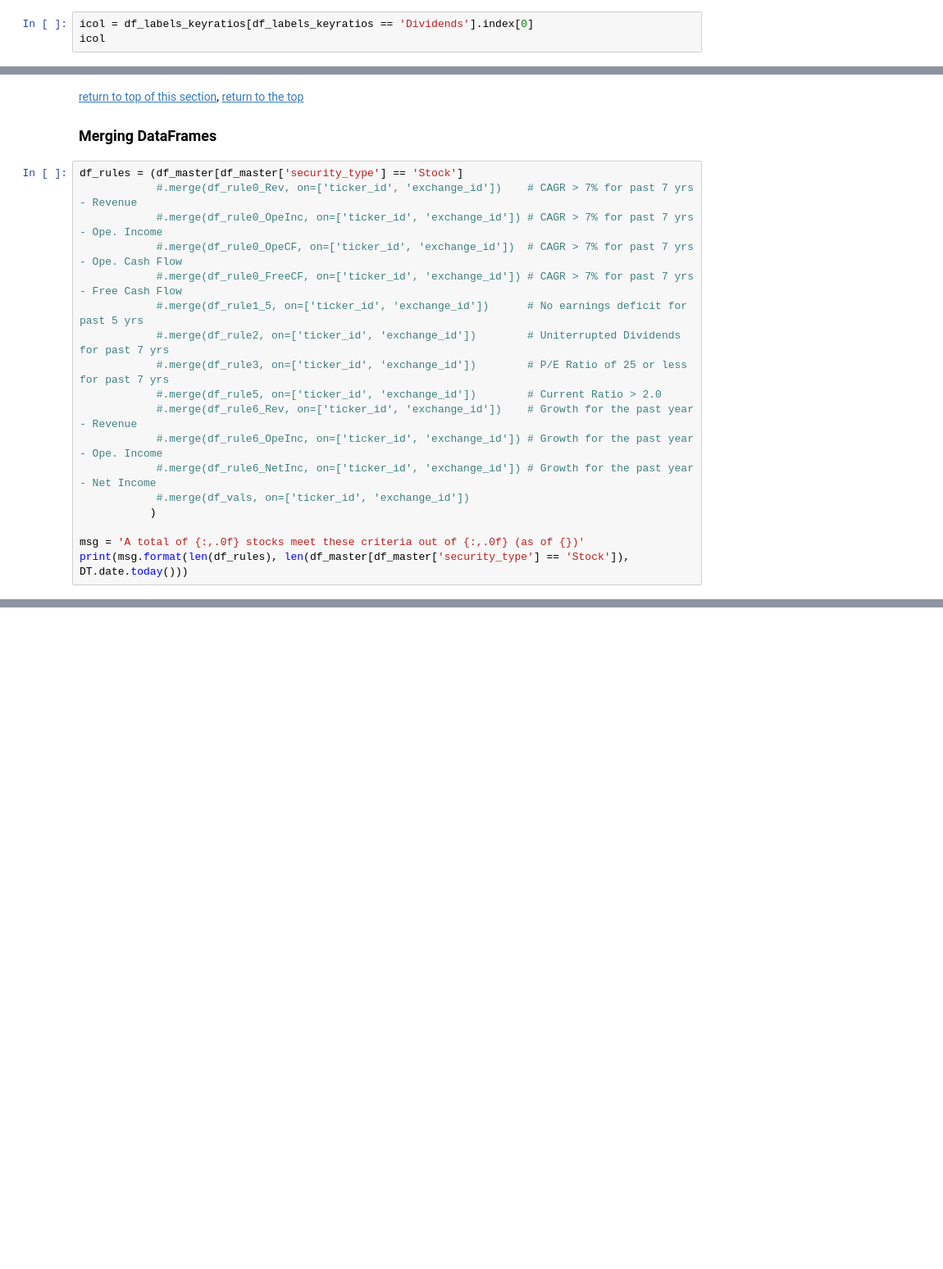
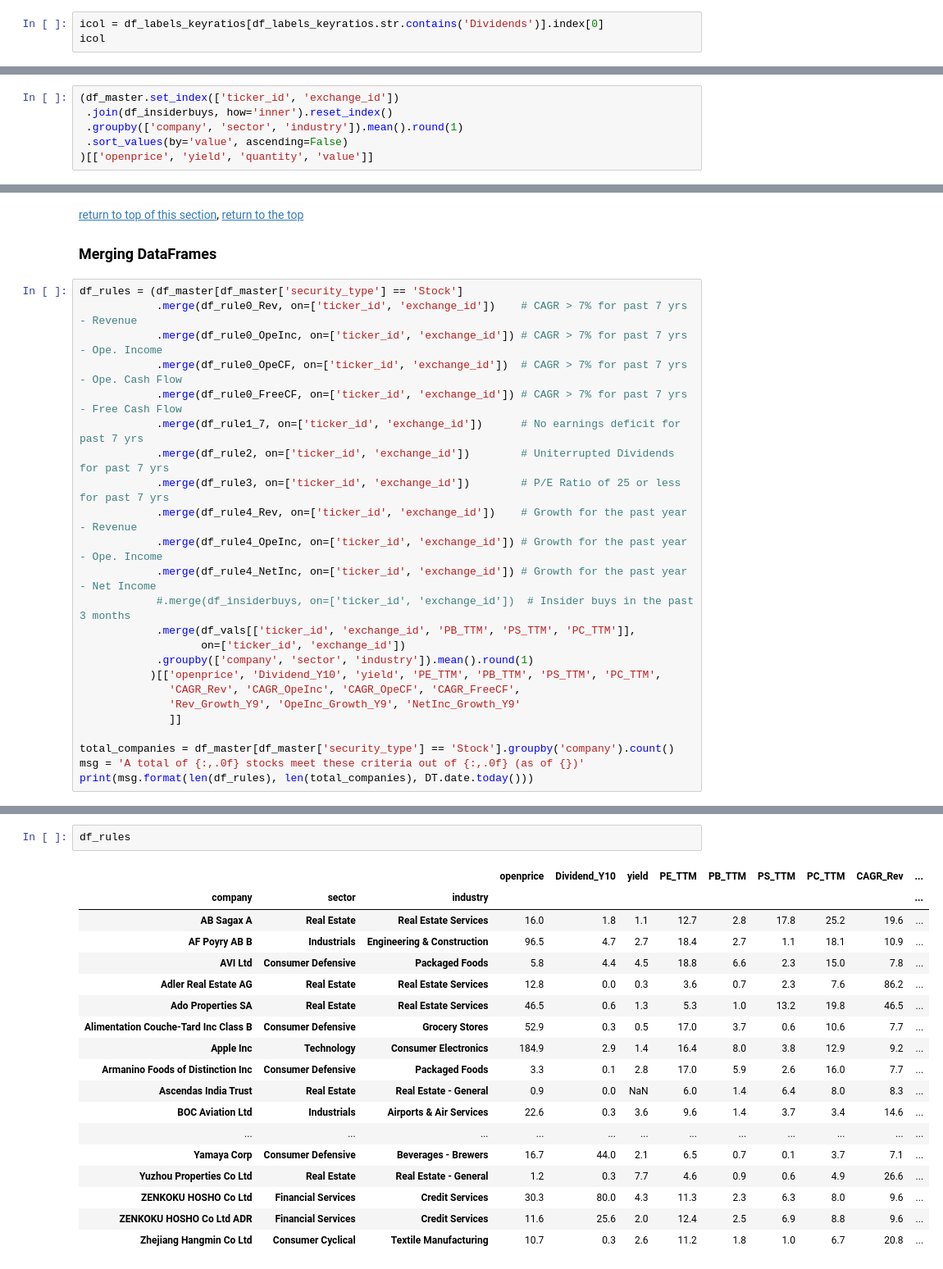
Before and after one commit to caiobran/mstables, a Jupyter notebook: data_overview.ipynb, the cells around one changed output, grey strips where cells are left out. Shown at 82% size. Drawn from its saved outputs; the diff is of its cells as text; blank space fills up the shorter version.

```diff
--- a/data_overview.ipynb
+++ b/data_overview.ipynb
@@ -1581,5 +1424,5 @@ Total of 16,749 records meet this criterium.
 # %%
-icol = df_labels_keyratios[df_labels_keyratios == 'Dividends'].index[0]
+icol = df_labels_keyratios[df_labels_keyratios.str.contains('Dividends')].index[0]
 icol
 # %% [output]
 'i6'
@@ -1774,0 +1579,6 @@ print('Total of {:,.0f} records meet this criterium.'.format(len(df_rule7)))
+# %%
+(df_master.set_index(['ticker_id', 'exchange_id'])
+ .join(df_insiderbuys, how='inner').reset_index()
+ .groupby(['company', 'sector', 'industry']).mean().round(1)
+ .sort_values(by='value', ascending=False)
+)[['openprice', 'yield', 'quantity', 'value']]
@@ -1779,20 +1609,26 @@ print('Total of {:,.0f} records meet this criterium.'.format(len(df_rule7)))
 ### Merging DataFrames
 # %%
 df_rules = (df_master[df_master['security_type'] == 'Stock']
-            #.merge(df_rule0_Rev, on=['ticker_id', 'exchange_id'])    # CAGR > 7% for past 7 yrs - Revenue
-            #.merge(df_rule0_OpeInc, on=['ticker_id', 'exchange_id']) # CAGR > 7% for past 7 yrs - Ope. Income
-            #.merge(df_rule0_OpeCF, on=['ticker_id', 'exchange_id'])  # CAGR > 7% for past 7 yrs - Ope. Cash Flow
-            #.merge(df_rule0_FreeCF, on=['ticker_id', 'exchange_id']) # CAGR > 7% for past 7 yrs - Free Cash Flow
-            #.merge(df_rule1_5, on=['ticker_id', 'exchange_id'])      # No earnings deficit for past 5 yrs
-            #.merge(df_rule2, on=['ticker_id', 'exchange_id'])        # Uniterrupted Dividends for past 7 yrs
-            #.merge(df_rule3, on=['ticker_id', 'exchange_id'])        # P/E Ratio of 25 or less for past 7 yrs
-            #.merge(df_rule5, on=['ticker_id', 'exchange_id'])        # Current Ratio > 2.0
-            #.merge(df_rule6_Rev, on=['ticker_id', 'exchange_id'])    # Growth for the past year - Revenue
-            #.merge(df_rule6_OpeInc, on=['ticker_id', 'exchange_id']) # Growth for the past year - Ope. Income
-            #.merge(df_rule6_NetInc, on=['ticker_id', 'exchange_id']) # Growth for the past year - Net Income
-            #.merge(df_vals, on=['ticker_id', 'exchange_id'])
-           )
+            .merge(df_rule0_Rev, on=['ticker_id', 'exchange_id'])    # CAGR > 7% for past 7 yrs - Revenue
+            .merge(df_rule0_OpeInc, on=['ticker_id', 'exchange_id']) # CAGR > 7% for past 7 yrs - Ope. Income
+            .merge(df_rule0_OpeCF, on=['ticker_id', 'exchange_id'])  # CAGR > 7% for past 7 yrs - Ope. Cash Flow
+            .merge(df_rule0_FreeCF, on=['ticker_id', 'exchange_id']) # CAGR > 7% for past 7 yrs - Free Cash Flow
+            .merge(df_rule1_7, on=['ticker_id', 'exchange_id'])      # No earnings deficit for past 7 yrs
+            .merge(df_rule2, on=['ticker_id', 'exchange_id'])        # Uniterrupted Dividends for past 7 yrs
+            .merge(df_rule3, on=['ticker_id', 'exchange_id'])        # P/E Ratio of 25 or less for past 7 yrs
+            .merge(df_rule4_Rev, on=['ticker_id', 'exchange_id'])    # Growth for the past year - Revenue
+            .merge(df_rule4_OpeInc, on=['ticker_id', 'exchange_id']) # Growth for the past year - Ope. Income
+            .merge(df_rule4_NetInc, on=['ticker_id', 'exchange_id']) # Growth for the past year - Net Income
+            #.merge(df_insiderbuys, on=['ticker_id', 'exchange_id'])  # Insider buys in the past 3 months
+            .merge(df_vals[['ticker_id', 'exchange_id', 'PB_TTM', 'PS_TTM', 'PC_TTM']],
+                   on=['ticker_id', 'exchange_id'])
+            .groupby(['company', 'sector', 'industry']).mean().round(1)
+           )[['openprice', 'Dividend_Y10', 'yield', 'PE_TTM', 'PB_TTM', 'PS_TTM', 'PC_TTM',
+              'CAGR_Rev', 'CAGR_OpeInc', 'CAGR_OpeCF', 'CAGR_FreeCF',
+              'Rev_Growth_Y9', 'OpeInc_Growth_Y9', 'NetInc_Growth_Y9'
+              ]]
 
+total_companies = df_master[df_master['security_type'] == 'Stock'].groupby('company').count()
 msg = 'A total of {:,.0f} stocks meet these criteria out of {:,.0f} (as of {})'
-print(msg.format(len(df_rules), len(df_master[df_master['security_type'] == 'Stock']), DT.date.today()))
+print(msg.format(len(df_rules), len(total_companies), DT.date.today()))
 # %% [output]
@@ -1813,0 +1636,21 @@ df_rules[df_rules['ticker'] == 'AAPL']
+# %%
+df_rules
+# %% [output]
+|  |  |  | openprice | Dividend_Y10 | yield | PE_TTM | PB_TTM | PS_TTM | PC_TTM | CAGR_Rev | ... |
+| company | sector | industry |  |  |  |  |  |  |  |  | ... |
+| AB Sagax A | Real Estate | Real Estate Services | 16.0 | 1.8 | 1.1 | 12.7 | 2.8 | 17.8 | 25.2 | 19.6 | ... |
+| AF Poyry AB B | Industrials | Engineering & Construction | 96.5 | 4.7 | 2.7 | 18.4 | 2.7 | 1.1 | 18.1 | 10.9 | ... |
+| AVI Ltd | Consumer Defensive | Packaged Foods | 5.8 | 4.4 | 4.5 | 18.8 | 6.6 | 2.3 | 15.0 | 7.8 | ... |
+| Adler Real Estate AG | Real Estate | Real Estate Services | 12.8 | 0.0 | 0.3 | 3.6 | 0.7 | 2.3 | 7.6 | 86.2 | ... |
+| Ado Properties SA | Real Estate | Real Estate Services | 46.5 | 0.6 | 1.3 | 5.3 | 1.0 | 13.2 | 19.8 | 46.5 | ... |
+| Alimentation Couche-Tard Inc Class B | Consumer Defensive | Grocery Stores | 52.9 | 0.3 | 0.5 | 17.0 | 3.7 | 0.6 | 10.6 | 7.7 | ... |
+| Apple Inc | Technology | Consumer Electronics | 184.9 | 2.9 | 1.4 | 16.4 | 8.0 | 3.8 | 12.9 | 9.2 | ... |
+| Armanino Foods of Distinction Inc | Consumer Defensive | Packaged Foods | 3.3 | 0.1 | 2.8 | 17.0 | 5.9 | 2.6 | 16.0 | 7.7 | ... |
+| Ascendas India Trust | Real Estate | Real Estate - General | 0.9 | 0.0 | NaN | 6.0 | 1.4 | 6.4 | 8.0 | 8.3 | ... |
+| BOC Aviation Ltd | Industrials | Airports & Air Services | 22.6 | 0.3 | 3.6 | 9.6 | 1.4 | 3.7 | 3.4 | 14.6 | ... |
+| ... | ... | ... | ... | ... | ... | ... | ... | ... | ... | ... | ... |
+| Yamaya Corp | Consumer Defensive | Beverages - Brewers | 16.7 | 44.0 | 2.1 | 6.5 | 0.7 | 0.1 | 3.7 | 7.1 | ... |
+| Yuzhou Properties Co Ltd | Real Estate | Real Estate - General | 1.2 | 0.3 | 7.7 | 4.6 | 0.9 | 0.6 | 4.9 | 26.6 | ... |
+| ZENKOKU HOSHO Co Ltd | Financial Services | Credit Services | 30.3 | 80.0 | 4.3 | 11.3 | 2.3 | 6.3 | 8.0 | 9.6 | ... |
+| ZENKOKU HOSHO Co Ltd ADR | Financial Services | Credit Services | 11.6 | 25.6 | 2.0 | 12.4 | 2.5 | 6.9 | 8.8 | 9.6 | ... |
+| Zhejiang Hangmin Co Ltd | Consumer Cyclical | Textile Manufacturing | 10.7 | 0.3 | 2.6 | 11.2 | 1.8 | 1.0 | 6.7 | 20.8 | ... |
```
Also changed, not shown: parts of 93 cells of this notebook, 3 other files.
